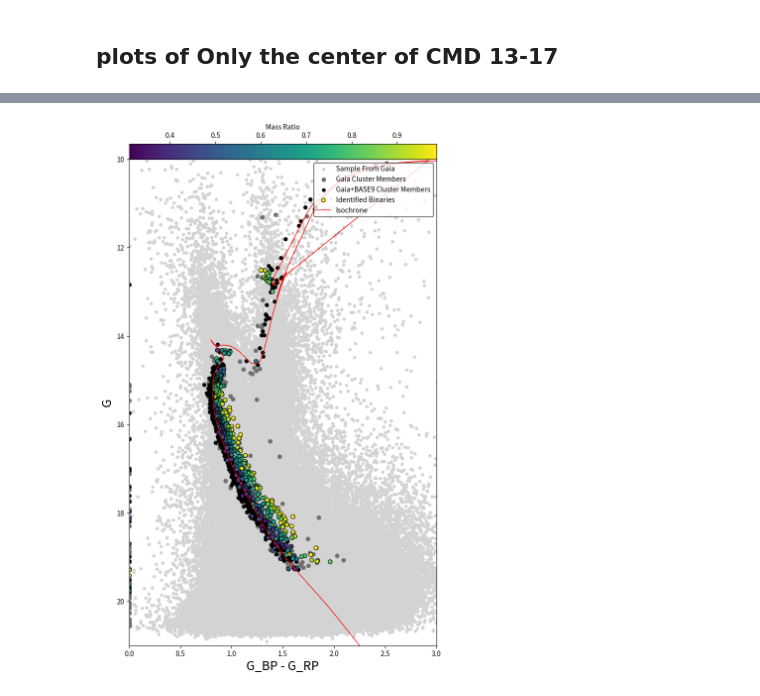
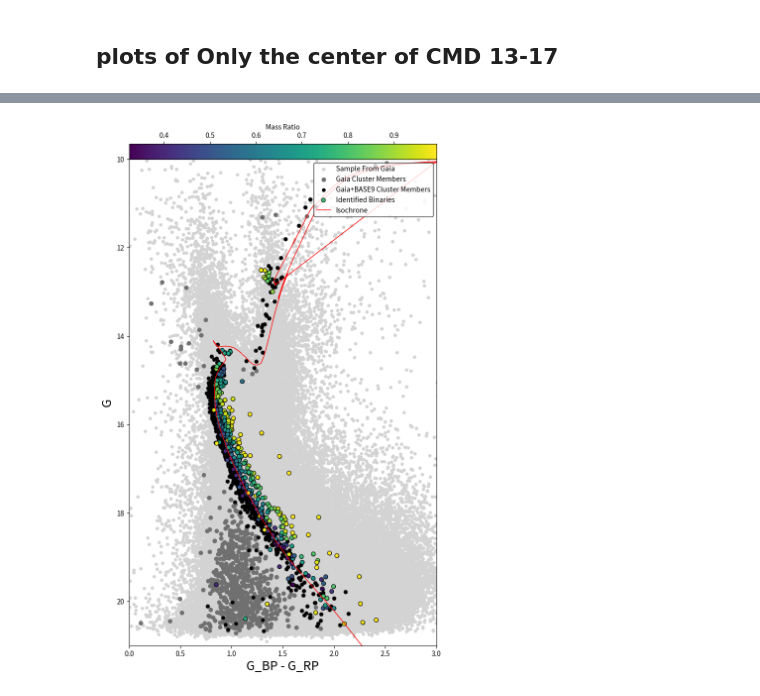
Before and after one commit to Clairezy/BASE9_utils, a Jupyter notebook: getGaiaData/plotBinaryAnalysis_annadata.ipynb, the cells around one changed output, grey strips where cells are left out. Cells and saved outputs as stored; diff of their text form; code cells hidden in the pictures.

```diff
--- a/getGaiaData/plotBinaryAnalysis_annadata.ipynb
+++ b/getGaiaData/plotBinaryAnalysis_annadata.ipynb
@@ -38,9 +38,9 @@ originalGaia=readGaiaData('M67data.ecsv')
 originalGaia=originalGaia.round(4)
 # %%
 #define filepaths for samplemasses, memberships, and photometry
-sm = "/Users/Claire/Documents/Code/current/ANNACRNN/plotting/run21_int_19co_ov/result/cluster.massSamples"
-mem = "/Users/Claire/Documents/Code/current/ANNACRNN/plotting/run21_int_19co_ov/result/cluster.membership"
-ph = "/Users/Claire/Documents/Code/current/ANNACRNN/NGC_6819.df"
+# sm = "/Users/Claire/Documents/Code/current/ANNACRNN/plotting/run21_int_19co_ov/result/cluster.massSamples"
+# mem = "/Users/Claire/Documents/Code/current/ANNACRNN/plotting/run21_int_19co_ov/result/cluster.membership"
+ph = "/Users/Claire/Documents/Code/current/ANNACRNN/NGC6819_FINAL/NGC_6819_final.df"
 # %%
 #create dataframe for photometry, and define analysis columns
 phot = pd.read_csv(ph, sep=' ')
@@ -233,7 +232,7 @@ import math
 
 distance = 10 ** ((distance_mod_mean + 5 - reddening_mean) / 5)
 
-r_deg = 0.1  # better way to grab this value directly from hist?
+r_deg = 0.09303693919132967  # better way to grab this value directly from hist?
 r = r_deg * 3600
 R_half_pc = r * distance / 206265  # seems bigger than literature values, but maybe because we are going out further?
 R_half_m = R_half_pc * 3.086 * 10 ** 16
@@ -247,27 +246,30 @@ a = R_core * np.sqrt(2)
 
 #define a dataframe including photometric members
 photMems = phot.loc[phot['member']]
-# calculate m2Mean from m1Mean and q
-phot.loc[phot['member'], 'm2Mean'] = phot.loc[phot['member'], 'm1Mean'] * phot.loc[phot['member'], 'qMean']
+photMems_copy = photMems.copy()
+
+# calculate m2Median from m1Median and qMedian
+photMems_copy['m2Median'] = photMems_copy['m1Median'] * photMems_copy['qMedian']
 
 # find the sums of mass 1 and mass 2, and add them together for total mass
-mass1 = sum(photMems['m1Mean'])
-mass2 = sum(photMems['m2Mean'])
+mass1 = sum(photMems_copy['m1Median'])
+mass2 = sum(photMems_copy['m2Median'])
 mass_tot = (mass1 + mass2)
 
 # convert total mass in solar masses to kilograms
-M = (mass1 + mass2) * 1.9891 * 10 ** 30
+M = (mass1 + mass2) * 1.9891 * 10 ** 30 #be sure to calculate the mass properly here
 # gravitational constant
 G = 6.67 * 10 ** -11
 # number of members
-N = len(photMems)
+N = len(photMems_copy)
 const = 0.1
 
 # Binney & Tremaine half mass relaxation time equation
 t_rh = (((0.17 * N) / np.log(const * N)) * (math.sqrt(((R_half_m) ** 3) / (G * M)))) / 31536000
 
 # Spitzer & Hart half mass relaxation time equation
-m = np.mean(photMems['m1Mean']) * 1.9891 * 10 ** 30
+m = np.mean(photMems_copy['m1Median']) * 1.9891 * 10 ** 30
+print(m)
 t_rh_spitzer = (0.06 * (M ** 0.5) * (R_half_m ** 1.5)) / (m * (G ** 0.5) * np.log10(0.4 * N)) / 31536000
 
 #Heggie & Hut - Plummer Model half mass relaxation time equation, not sure what lambda is
@@ -277,7 +279,7 @@ t_rh_heggie2 = ( (0.138 * (N**0.5) * (R_half_m**1.5)) / (np.sqrt(G*m) * np.log(1
 # Calculate the mass segregation time for the most massive star
 # Calculate max m and avg m
 avg_m = (mass_tot / N)* 1.9891 * 10 ** 30
-m_max = max(photMems['m1Mean']) * 1.9891 * 10 ** 30
+m_max = max(photMems_copy['m1Median']) * 1.9891 * 10 ** 30
 t_seg = (avg_m / m_max) * t_rh
 cluster_age = 10**np.mean(age_all)
 
@@ -287,7 +289,7 @@ print(f'Total mass: {mass_tot:.2e} M☉\n')
 print(f"Half-mass relaxation time (Binney & Tremaine): {t_rh:.2e} years")
 print(f"Half-mass relaxation time (Spitzer & Hart): {t_rh_spitzer:.2e} years")
 print(f"Half-mass relaxation time (Heggie & Hut - Plummer): {t_rh_heggie2:.2e} years")
-print(f"Mass segregation time for the most massive star: {t_seg:.2e} years\n")
+print(f"Mass segregation time for the most massive star (Binney & Tremaine): {t_seg:.2e} years\n")
 print(f'Dynamical Relaxations (Binney & Tremaine): {cluster_age/t_rh}')
 print(f'Dynamical Relaxations (Spitzer & Hart): {cluster_age/t_rh_spitzer}')
 print(f'Dynamical Relaxations (Heggie & Hut - Plummer): {cluster_age/t_rh_heggie2}')
@@ -312,5 +309,5 @@ Dynamical Relaxations (Heggie & Hut - Plummer): nan
 # %%
 #Calculate t_seg for each star with Binney & Tremaine model, and store it in phot dataframe for later
 avg_m = (mass_tot / N) * 1.9891 * 10 ** 30
-m_star = photMems['m1Mean'] * 1.9891 * 10 ** 30
-phot['t_seg'] = (avg_m / m_star) * t_rh
+m_star = photMems_copy['m1Median'] * 1.9891 * 10 ** 30
+photMems_copy['t_seg'] = (avg_m / m_star) * t_rh
@@ -1069,5 +1124,5 @@ ax.set_ylim(23, 12)
 # %%
-r = photBinary['qMean']
+r = photBinary['qMedian']
 f, ax = plt.subplots(figsize=(8,15))
 
 ax.set_xlabel('G_BP - G_RP',fontsize=18)
@@ -1076,33 +1131,33 @@ ax.set_ylabel('G',fontsize=18)
 plt.scatter(originalGaia['G_BP'] - originalGaia['G_RP'], originalGaia['G'],s=15, color='lightgray',label='Sample From Gaia')
 plt.scatter(phot['G_BP'] - phot['G_RP'], phot['G'],s=30, color='#707070',label='Gaia Cluster Members')
 plt.scatter(photMems['G_BP'] - photMems['G_RP'], photMems['G'],s=20, color='#000000',label='Gaia+BASE9 Cluster Members')
 #plt.scatter(photBinary['g_ps'] - photBinary['i_ps'], photBinary['g_ps'], color='#000000')
 ax.set_xlim(0, 3)
 ax.set_ylim(21,10)
 
 
 #plot colorbar
 plt.scatter(photBinary['G_BP'] - photBinary['G_RP'], photBinary['G'], s=35, c=r, cmap=plt.cm.get_cmap("viridis"),edgecolors= "black",linewidth=0.75,label='Identified Binaries')
 
 plt.colorbar(label="Mass Ratio", orientation="horizontal",pad=0,location='top')
 
 
 #overplot isochrone
 photfile = ph
-cmdfile = r"/Users/Claire/Documents/Code/current/ANNACRNN/plotting/run21_int_19co_ov/NGC6819.ms"
+cmdfile = r"/Users/Claire/Documents/Code/current/ANNACRNN/NGC6819_FINAL/NGC_6819_final.ms"
 mag       = 'G'
 color     = 'G_BP-G_RP'.split('-')
 header   = np.loadtxt(cmdfile,max_rows=1,dtype=str)
 yplot     = np.where(header == mag)[0][0]
 color1    = np.where(header == color[0])[0][0]
 color2    = np.where(header == color[1])[0][0]
 data = np.loadtxt(cmdfile,skiprows=1)
 ymag    = data[:,yplot]
 color   = data[:,color1] - data[:,color2]
 plt.plot(color, ymag, color='red',linewidth=1,label='Isochrone')
 plt.legend(loc="upper right",edgecolor='black')
 #plt.show()
 plt.savefig('MegaCMD1.png',dpi=300, bbox_inches="tight")
 # %% [output]
-[figure, old version]
+[figure, new version]
 # %%
```
Also changed, not shown: parts of 46 cells of this notebook, 2 other files.
